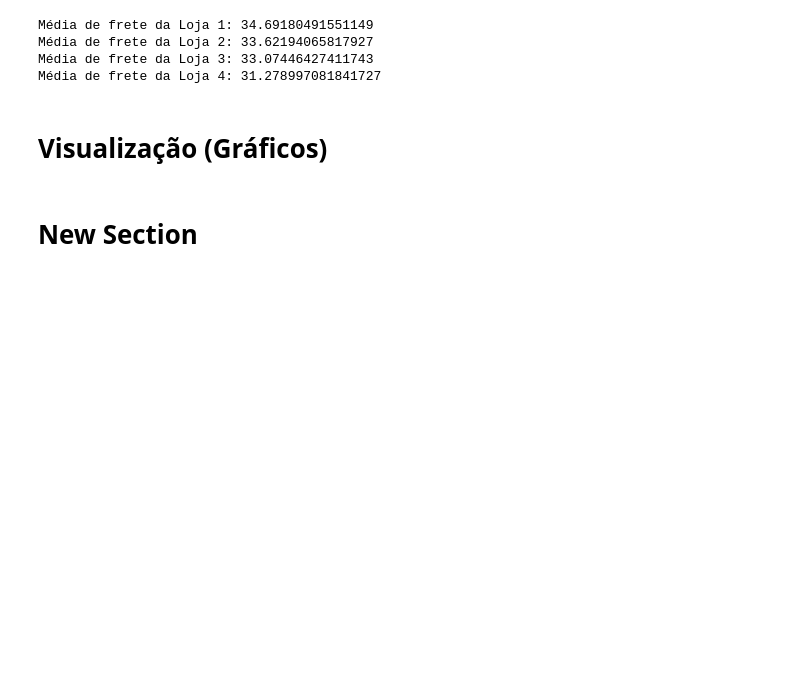
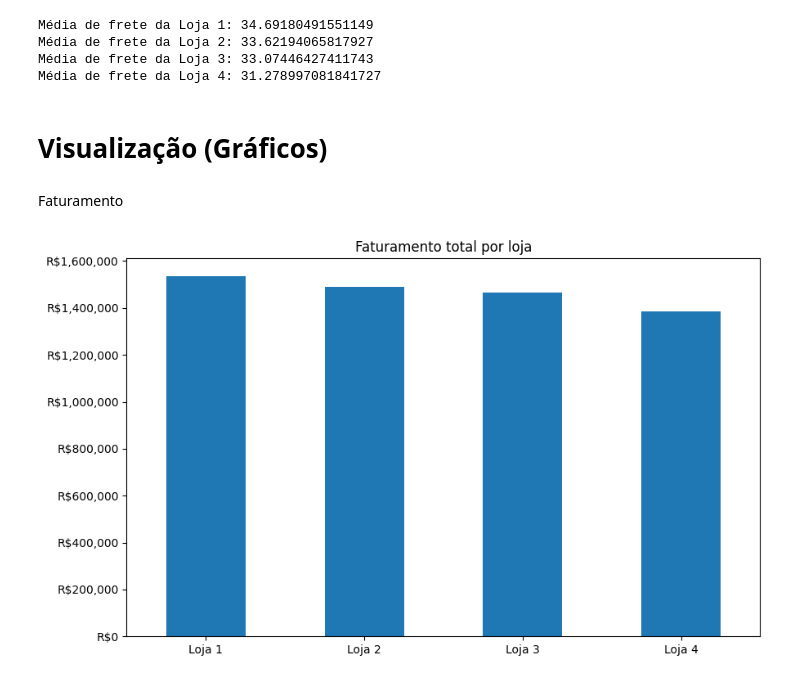
Before and after one commit to tama9-ball/challenge-alura-store, a Jupyter notebook: AluraStoreBrasil.ipynb, the cells around one changed output. Drawn from its saved outputs; the diff is of its cells as text; code cells hidden in the pictures; blank space fills up the shorter version.

Commit message:
Cria os 4 gráficos: faturamento, frete, categorias e nota

```diff
--- a/AluraStoreBrasil.ipynb
+++ b/AluraStoreBrasil.ipynb
@@ -4,6 +4,11 @@
 # Importação dos dados:
 # %%
 import pandas as pd
+import matplotlib.pyplot as plt
+from matplotlib.ticker import FuncFormatter
+def formatador_reais(valor, pos):
+  return f'R${valor:,.0f}'
+formatador = FuncFormatter(formatador_reais)
 
 url = "https://raw.githubusercontent.com/alura-es-cursos/challenge1-data-science/refs/heads/main/base-de-dados-challenge-1/loja_1.csv"
 url2 = "https://raw.githubusercontent.com/alura-es-cursos/challenge1-data-science/refs/heads/main/base-de-dados-challenge-1/loja_2.csv"
@@ -30,6 +35,7 @@ faturamento1 = loja['Preço'].sum()
 faturamento2 = loja2['Preço'].sum()
 faturamento3 = loja3['Preço'].sum()
 faturamento4 = loja4['Preço'].sum()
+dados_faturamento = pd.Series([faturamento1, faturamento2, faturamento3, faturamento4], index = ['Loja 1', 'Loja 2', 'Loja 3', 'Loja 4'])
 # %%
 
 print(f'Faturamento da Loja 1: {faturamento1}')
@@ -152,5 +161,10 @@ Média de frete da Loja 3: 33.07446427411743
 Média de frete da Loja 4: 31.278997081841727
 # %% [markdown]
 # Visualização (Gráficos)
-# %% [markdown]
-# New Section
+# %% [markdown]
+Faturamento
+# %%
+grf1 = dados_faturamento.plot(kind = 'bar', title = 'Faturamento total por loja', rot = 0, figsize = (10, 6))
+grf1.yaxis.set_major_formatter(formatador)
+# %% [output]
+[figure, added]
```
Also changed, not shown: parts of 9 cells of this notebook.
